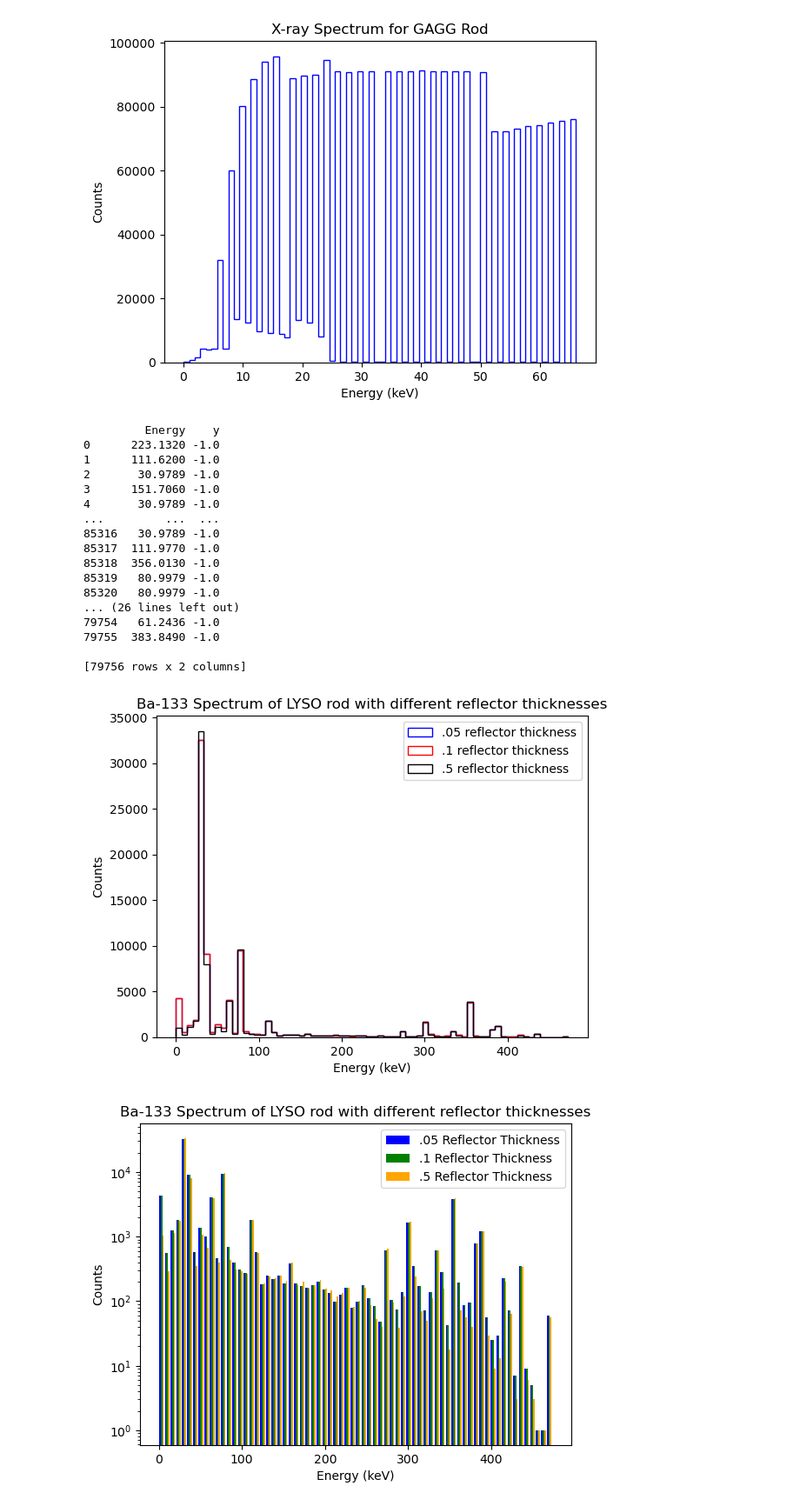
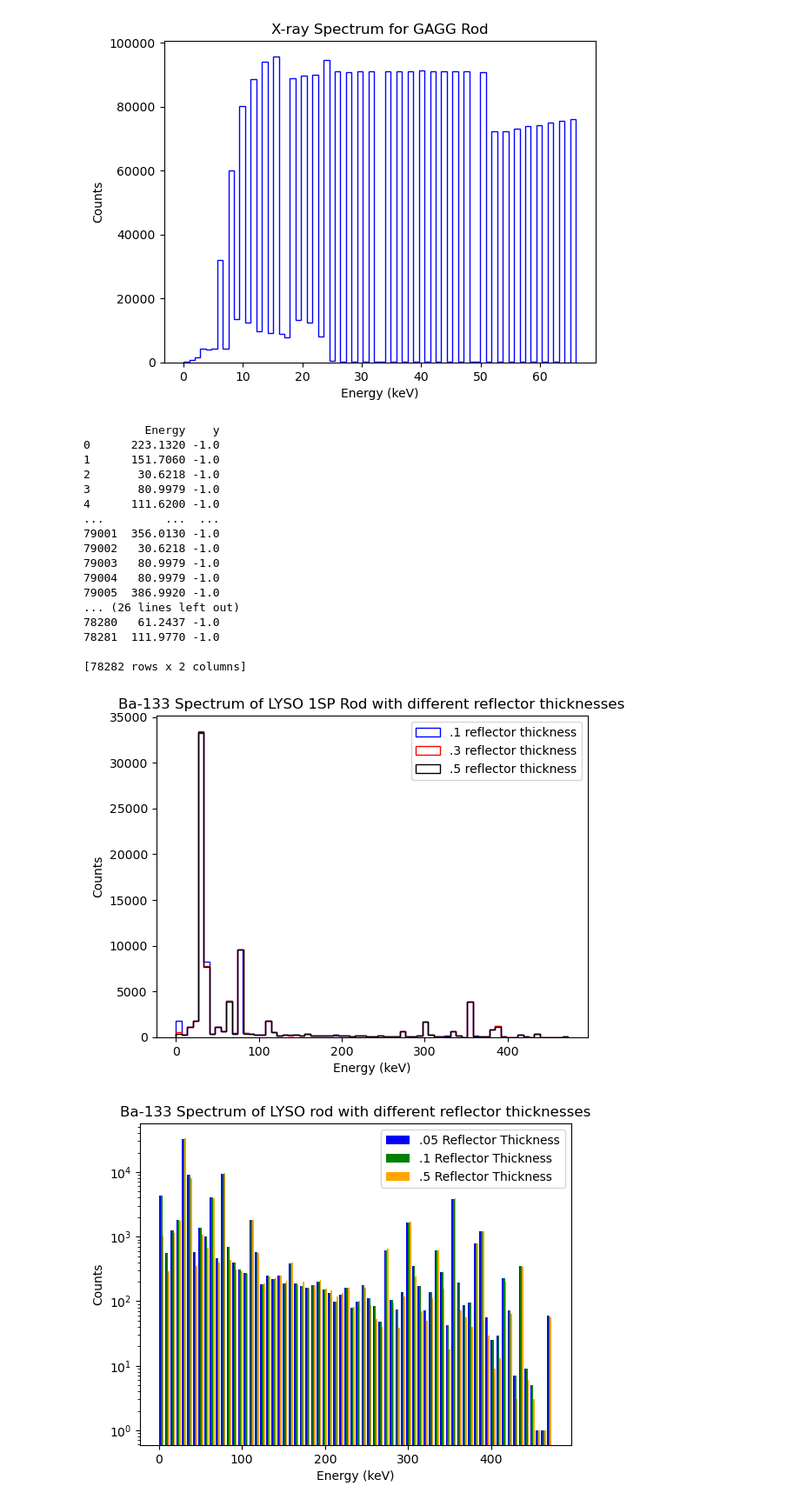
Before and after one commit to ChrisG0407/impish-project, a Jupyter notebook: xray-spectrum.ipynb, the cells around one changed output. Shown: that part at 87% size. Cells and saved outputs as stored; diff of their text form; code cells hidden in the pictures.

Commit message:
Added all comparison plots of reflector thicknesses and gagg/lyso ba133 plots

```diff
--- a/xray-spectrum.ipynb
+++ b/xray-spectrum.ipynb
@@ -170,7 +181,7 @@ plt.show()
 # %% [output]
 [figure]
 # %%
-lfthick05 = open("/home/argo/IMPISH/Data/LYSO_1SP/lyso-1sp-.05thick-run1-2024-06-18-15:19:47/cryst-out.tab", "r")
+lfthick05 = open("/home/argo/IMPISH/Data/LYSO_1SP/lyso-1sp-.3thick-run1-2024-07-01-08:15:41/cryst-out.tab", "r")
 ldata05 = lfthick05.read()
 #print (data)
 
@@ -187,13 +198,13 @@ print(ldf05)
 
 
 #Using .1 reflector thickness
-lfthick1 = open("/home/argo/IMPISH/Data/LYSO_1SP/lyso-1sp-.1thick-run1-2024-06-18-15:16:09/cryst-out.tab", "r")
+lfthick1 = open("/home/argo/IMPISH/Data/LYSO_1SP/lyso-1sp-.1thick-run1-2024-07-01-08:23:40/cryst-out.tab", "r")
 ldata1 = lfthick1.read()
 #print (data)
 
 ldata1 = ldata1.replace(" ", ",") #Adds in a comma separater in front of the multiple 1s
 ldata1 = ldata1.replace(",", ", ") #Adds in space for the data
-ldat1 = np.loadtxt(StringIO(ldata05), dtype=float, delimiter=",")
+ldat1 = np.loadtxt(StringIO(ldata1), dtype=float, delimiter=",")
 #print(dat.shape)
 #print(dat)
 
@@ -204,7 +215,7 @@ print(ldf1)
 
 
 #Using .5 reflector thickness
-lfthick5 = open("/home/argo/IMPISH/Data/LYSO_1SP/lyso-1sp-.5thick-run1-2024-06-18-15:18:43/cryst-out.tab", "r")
+lfthick5 = open("/home/argo/IMPISH/Data/LYSO_1SP/lyso-1sp-.5thick-run1-2024-07-01-08:24:42/cryst-out.tab", "r")
 ldata5 = lfthick5.read()
 #print (data)
 
@@ -221,34 +232,34 @@ print(ldf5)
 # %% [output]
          Energy    y
 0      223.1320 -1.0
-1      111.6200 -1.0
-2       30.9789 -1.0
-3      151.7060 -1.0
-4       30.9789 -1.0
+1      151.7060 -1.0
+2       30.6218 -1.0
+3       80.9979 -1.0
+4      111.6200 -1.0
 ...         ...  ...
-85316   30.9789 -1.0
-85317  111.9770 -1.0
-85318  356.0130 -1.0
-85319   80.9979 -1.0
-85320   80.9979 -1.0
+79001  356.0130 -1.0
+79002   30.6218 -1.0
+79003   80.9979 -1.0
+79004   80.9979 -1.0
+79005  386.9920 -1.0
 ... (26 lines left out)
-79754   61.2436 -1.0
-79755  383.8490 -1.0
+78280   61.2437 -1.0
+78281  111.9770 -1.0
 
-[79756 rows x 2 columns]
+[78282 rows x 2 columns]
 # %%
-plt.hist(ldf05['Energy'], bins = 70, histtype = 'step', edgecolor = 'blue', label = '.05 reflector thickness')
-plt.hist(ldf1['Energy'], bins = 70, histtype = 'step', edgecolor = 'red', label = '.1 reflector thickness')
+plt.hist(ldf1['Energy'], bins = 70, histtype = 'step', edgecolor = 'blue', label = '.1 reflector thickness')
+plt.hist(ldf05['Energy'], bins = 70, histtype = 'step', edgecolor = 'red', label = '.3 reflector thickness')
 plt.hist(ldf5['Energy'], bins = 70, histtype = 'step', edgecolor = 'black', label = '.5 reflector thickness')
 
 plt.xlabel('Energy (keV)')
 plt.ylabel('Counts')
 plt.legend()
-plt.title('Ba-133 Spectrum of LYSO rod with different reflector thicknesses')
+plt.title('Ba-133 Spectrum of LYSO 1SP Rod with different reflector thicknesses')
 
 plt.show()
 # %% [output]
-[figure, old version]
+[figure, new version]
 # %%
 x1 = ldf05['Energy']
 x2 = ldf1['Energy']
```
Also changed, not shown: parts of 14 cells of this notebook.
